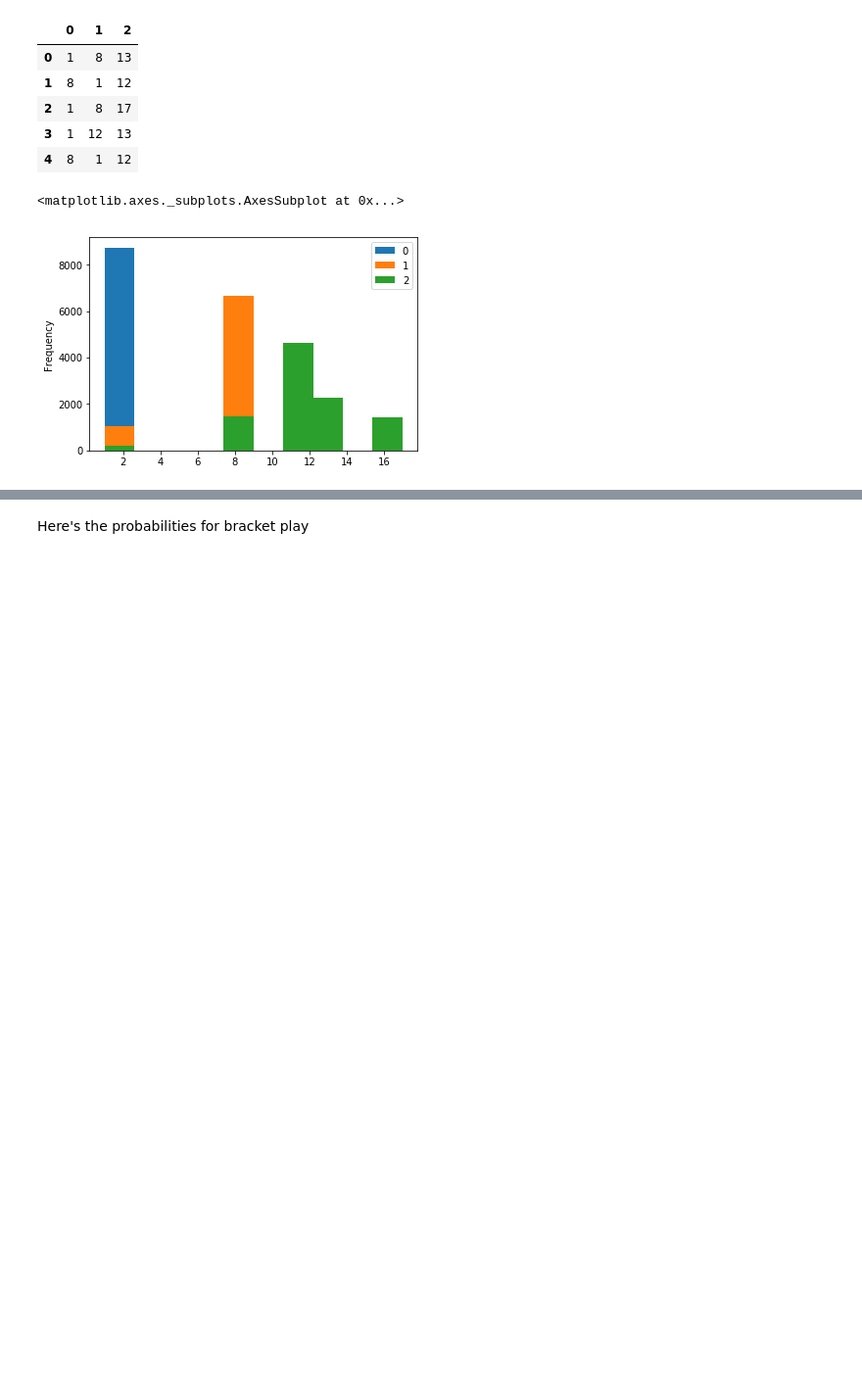
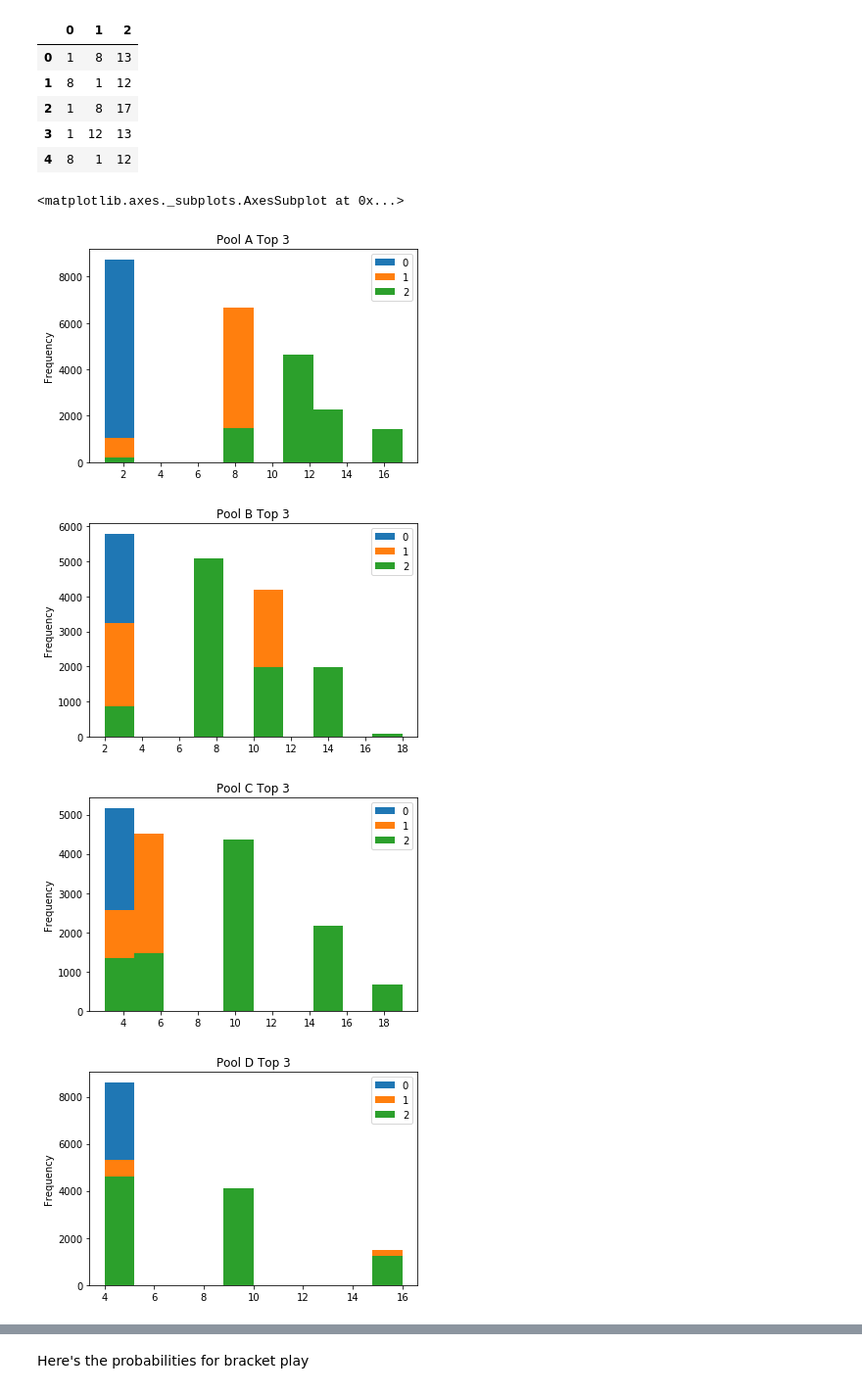
Before and after one commit to peterdobbs77/statistical_simulation, a Jupyter notebook: USAU_Nationals_DataPrep.ipynb, the cells around one changed output, grey strips where cells are left out. Shown: that part at 98% size. Saved outputs shown, nothing was run; the diff lists cells and outputs as text; code cells hidden in the pictures; blank space fills up the shorter version.

Commit message:
make histograms of bracket play qualifying seeds

```diff
--- a/USAU_Nationals_DataPrep.ipynb
+++ b/USAU_Nationals_DataPrep.ipynb
@@ -146,9 +146,15 @@ poolAtop3.head()
 | 2 | 1 | 8 | 17 |
 | 3 | 1 | 12 | 13 |
 | 4 | 8 | 1 | 12 |
-# %%
-poolAtop3.plot.hist()
-# %% [output]
-<matplotlib.axes._subplots.AxesSubplot at 0x...>
-[figure, removed]
+# %%
+poolAtop3.plot.hist(title="Pool A Top 3")
+poolBtop3.plot.hist(title="Pool B Top 3")
+poolCtop3.plot.hist(title="Pool C Top 3")
+poolDtop3.plot.hist(title="Pool D Top 3")
+# %% [output]
+<matplotlib.axes._subplots.AxesSubplot at 0x...>
+[figure, added]
+[figure, added]
+[figure, added]
+[figure, added]
 # %% [markdown]
```
Also changed, not shown: parts of 1 cell of this notebook.
